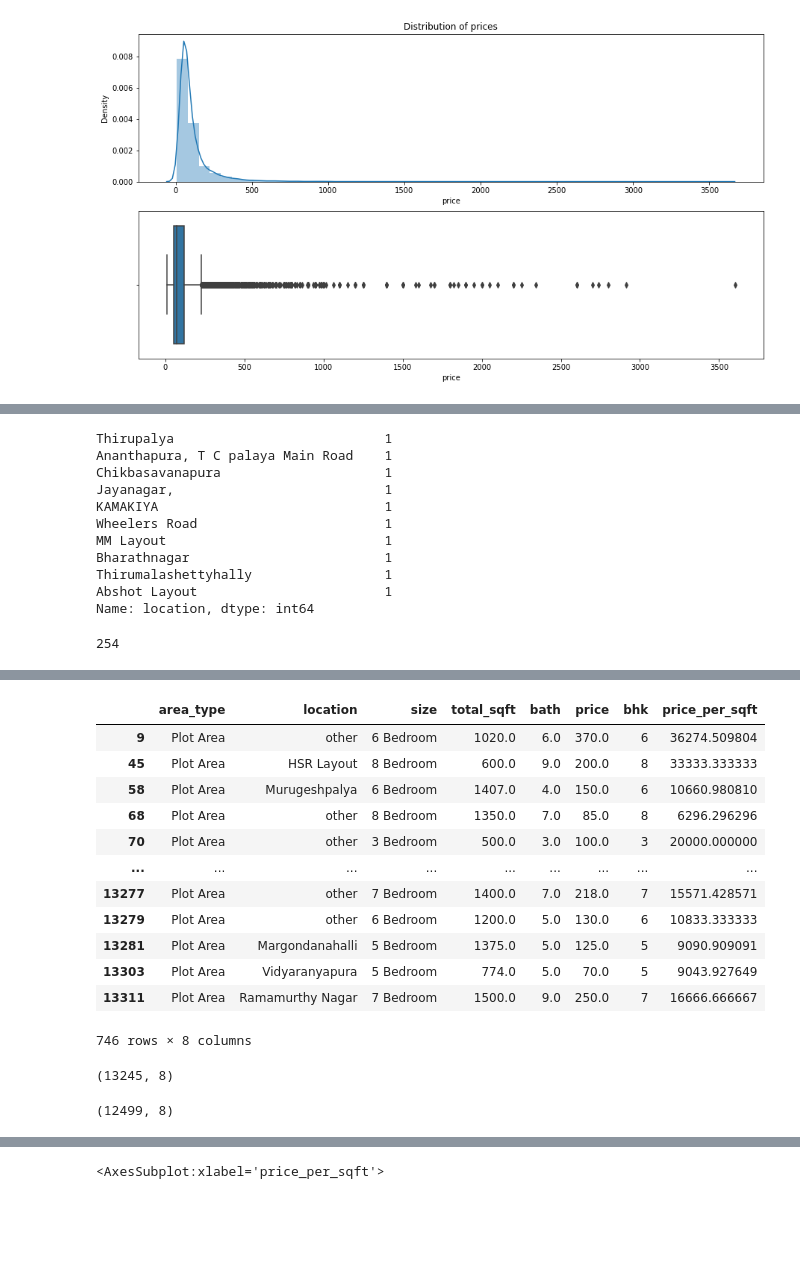
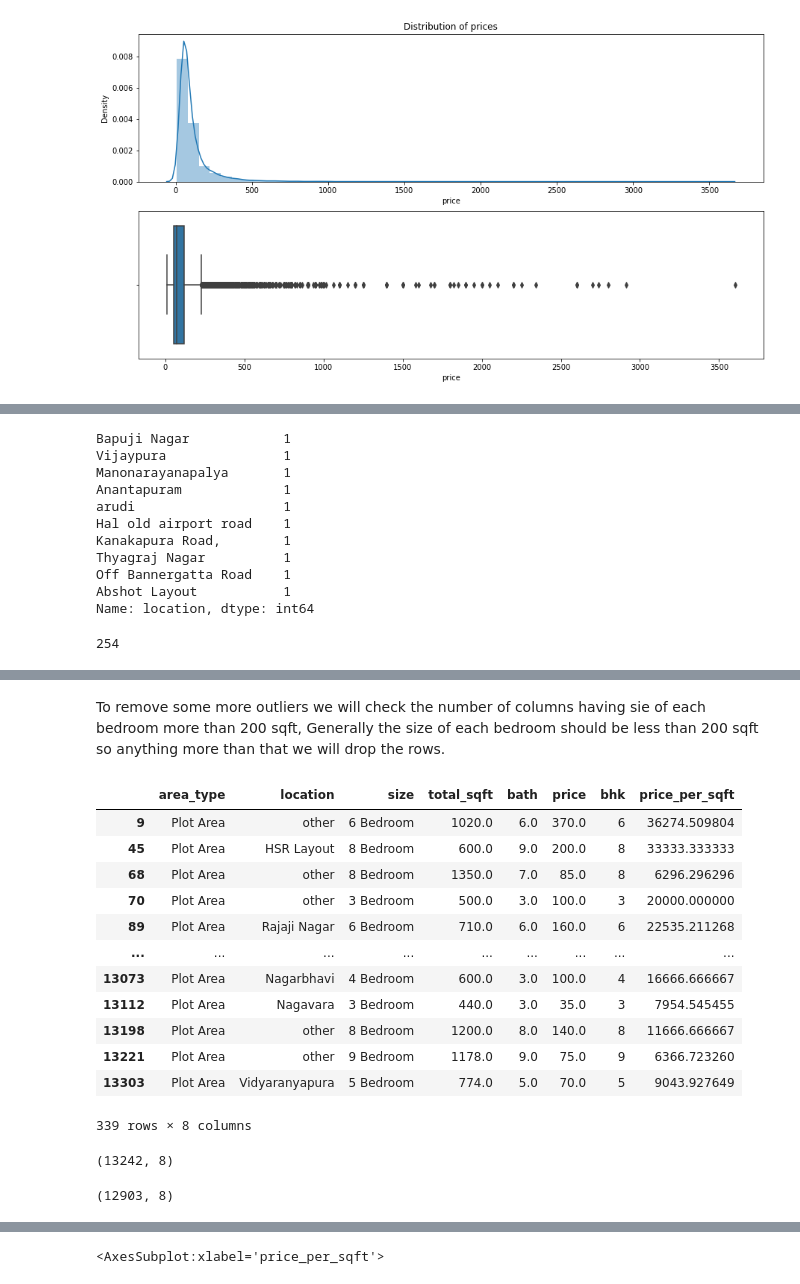
Before and after one commit to ugoswami11/Bengaluru-house-price-prediction, a Jupyter notebook: price-prediction.ipynb, the cells around one changed output, grey strips where cells are left out. Saved outputs shown, nothing was run; the diff lists cells and outputs as text; code cells hidden in the pictures; blank space fills up the shorter version.

```diff
--- a/price-prediction.ipynb
+++ b/price-prediction.ipynb
@@ -122,2 +125,0 @@ df_v2[df_v2['society']=='Grare S']
-# %%
-df_v2.loc[568,'location'] = 'Anantapura'
@@ -124,3 +128,5 @@ df_v2.loc[568,'location'] = 'Anantapura'
+# %%
+df_v2 = df_v2.drop(568, axis=0)
 # %%
 df_v2.isnull().sum()
 # %% [output]
@@ -245,2 +262,3 @@ df_v3[df_v3['bhk']>20]
 # %%
-df_v4 = df_v3.drop(index=[1718,4684])
+df_v4 = df_v3.drop(index=[1718,4684,3379,11559])
+df_v4.head()
@@ -452,16 +480,16 @@ location_unique = df_v6['location'].value_counts().sort_values(ascending=False)
 # %%
 location_unique.tail(10)
 # %% [output]
-Thirupalya                           1
-Ananthapura, T C palaya Main Road    1
-Chikbasavanapura                     1
-Jayanagar,                           1
-KAMAKIYA                             1
-Wheelers Road                        1
-MM Layout                            1
-Bharathnagar                         1
-Thirumalashettyhally                 1
-Abshot Layout                        1
+Bapuji Nagar            1
+Vijaypura               1
+Manonarayanapalya       1
+Anantapuram             1
+arudi                   1
+Hal old airport road    1
+Kanakapura Road,        1
+Thyagraj Nagar          1
+Off Bannergatta Road    1
+Abshot Layout           1
 Name: location, dtype: int64
 # %%
 location_unique_less_10 = location_unique[location_unique<10]
@@ -479,28 +507,30 @@ df_v6.head()
 | 2 | Built-up Area | Uttarahalli | 3 BHK | 1440.0 | 2.0 | 62.00 | 3 | 4305.555556 |
 | 3 | Super built-up Area | Lingadheeranahalli | 3 BHK | 1521.0 | 3.0 | 95.00 | 3 | 6245.890861 |
 | 4 | Super built-up Area | Kothanur | 2 BHK | 1200.0 | 2.0 | 51.00 | 2 | 4250.000000 |
+# %% [markdown]
+To remove some more outliers we will check the number of columns having sie of each bedroom more than 200 sqft, Generally the size of each bedroom should be less than 200 sqft so anything more than that we will drop the rows.
 # %%
-df_v6[df_v6['total_sqft']/df_v6['bhk']<300]
+df_v6[df_v6['total_sqft']/df_v6['bhk']<200]
 # %% [output]
 |  | area_type | location | size | total_sqft | bath | price | bhk | price_per_sqft |
 | 9 | Plot Area | other | 6 Bedroom | 1020.0 | 6.0 | 370.0 | 6 | 36274.509804 |
 | 45 | Plot Area | HSR Layout | 8 Bedroom | 600.0 | 9.0 | 200.0 | 8 | 33333.333333 |
-| 58 | Plot Area | Murugeshpalya | 6 Bedroom | 1407.0 | 4.0 | 150.0 | 6 | 10660.980810 |
 | 68 | Plot Area | other | 8 Bedroom | 1350.0 | 7.0 | 85.0 | 8 | 6296.296296 |
 | 70 | Plot Area | other | 3 Bedroom | 500.0 | 3.0 | 100.0 | 3 | 20000.000000 |
+| 89 | Plot Area | Rajaji Nagar | 6 Bedroom | 710.0 | 6.0 | 160.0 | 6 | 22535.211268 |
 | ... | ... | ... | ... | ... | ... | ... | ... | ... |
-| 13277 | Plot Area | other | 7 Bedroom | 1400.0 | 7.0 | 218.0 | 7 | 15571.428571 |
-| 13279 | Plot Area | other | 6 Bedroom | 1200.0 | 5.0 | 130.0 | 6 | 10833.333333 |
-| 13281 | Plot Area | Margondanahalli | 5 Bedroom | 1375.0 | 5.0 | 125.0 | 5 | 9090.909091 |
+| 13073 | Plot Area | Nagarbhavi | 4 Bedroom | 600.0 | 3.0 | 100.0 | 4 | 16666.666667 |
+| 13112 | Plot Area | Nagavara | 3 Bedroom | 440.0 | 3.0 | 35.0 | 3 | 7954.545455 |
+| 13198 | Plot Area | other | 8 Bedroom | 1200.0 | 8.0 | 140.0 | 8 | 11666.666667 |
+| 13221 | Plot Area | other | 9 Bedroom | 1178.0 | 9.0 | 75.0 | 9 | 6366.723260 |
 | 13303 | Plot Area | Vidyaranyapura | 5 Bedroom | 774.0 | 5.0 | 70.0 | 5 | 9043.927649 |
-| 13311 | Plot Area | Ramamurthy Nagar | 7 Bedroom | 1500.0 | 9.0 | 250.0 | 7 | 16666.666667 |
-746 rows × 8 columns
+339 rows × 8 columns
 # %%
 df_v6.shape
 # %% [output]
-(13245, 8)
+(13242, 8)
 # %%
-df_v7 = df_v6[~(df_v6['total_sqft']/df_v6['bhk']<300)]
+df_v7 = df_v6[~(df_v6['total_sqft']/df_v6['bhk']<200)]
 df_v7.shape
 # %% [output]
-(12499, 8)
+(12903, 8)
```
Also changed, not shown: parts of 64 cells of this notebook, 1 other file.
